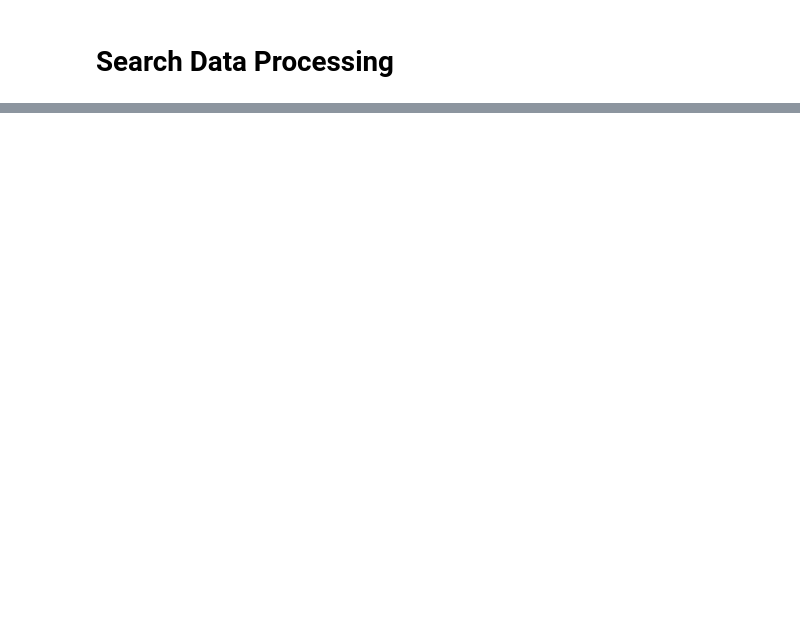
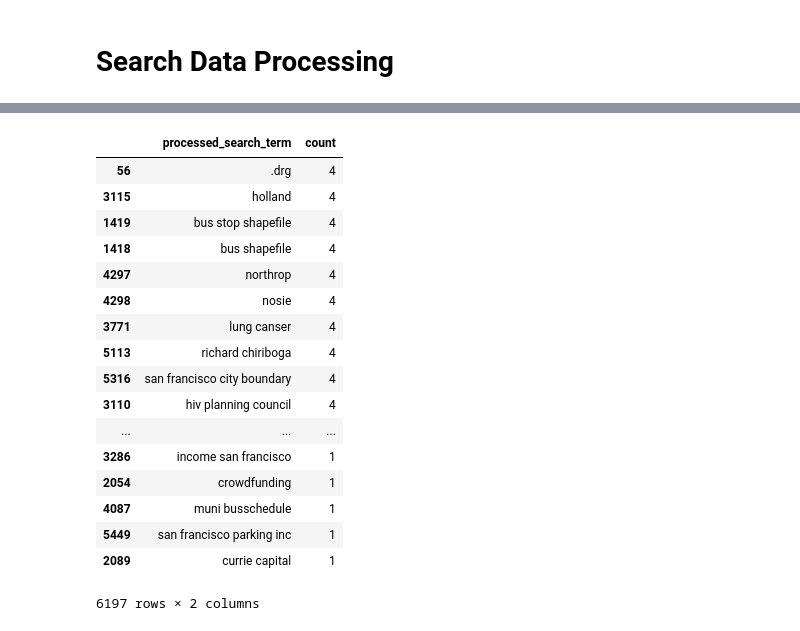
Before and after one commit to sfbrigade/datasci-open-data-search, a Jupyter notebook: search_data_processing.ipynb, the cells around one changed output, grey strips where cells are left out. Drawn from its saved outputs; the diff is of its cells as text; code cells hidden in the pictures; blank space fills up the shorter version.

```diff
--- a/search_data_processing.ipynb
+++ b/search_data_processing.ipynb
@@ -56,0 +78,20 @@ print filter(html_r.match, search_terms_list)
+# %%
+# Load Spellchecker objects
+d = enchant.Dict('en_US')
+chkr = SpellChecker('en_US')
+
+def check_phrase(phrase):
+    '''
+    Uses enchant spellchecker to count the number of mispelled words in the phrase
+    returns the number of errors found
+    '''
+    errors = 0
+    chkr.set_text(phrase)
+    for err in chkr:
+        errors += 1
+
+    return errors
+# %%
+search_terms_df['spelling_errors'] = search_terms_df.processed_search_term.apply(lambda x : check_phrase(x))
+# %%
+search_spelling_errors = search_terms_df.ix[search_terms_df.spelling_errors >0]
@@ -56,0 +107,6 @@ print filter(html_r.match, search_terms_list)
+# %%
+search_spelling_errors_count = pd.DataFrame(search_spelling_errors.groupby(['processed_search_term','spelling_errors']).size())
+
+search_spelling_errors_count = search_spelling_errors_count.reset_index()
+search_spelling_errors_count.columns = ['processed_search_term','spelling_errors' 'count']
+search_spelling_errors_count = search_spelling_errors_count.sort('count', ascending=False)
@@ -56,0 +124,21 @@ print filter(html_r.match, search_terms_list)
+# %%
+search_spelling_errors_count.ix[search_spelling_errors_count['count'] < 5]
+# %% [output]
+|  | processed_search_term | count |
+| 56 | .drg | 4 |
+| 3115 | holland | 4 |
+| 1419 | bus stop shapefile | 4 |
+| 1418 | bus shapefile | 4 |
+| 4297 | northrop | 4 |
+| 4298 | nosie | 4 |
+| 3771 | lung canser | 4 |
+| 5113 | richard chiriboga | 4 |
+| 5316 | san francisco city boundary | 4 |
+| 3110 | hiv planning council | 4 |
+| ... | ... | ... |
+| 3286 | income san francisco | 1 |
+| 2054 | crowdfunding | 1 |
+| 4087 | muni busschedule | 1 |
+| 5449 | san francisco parking inc | 1 |
+| 2089 | currie capital | 1 |
+6197 rows × 2 columns
```
Also changed, not shown: parts of 63 cells of this notebook, 1 other file.
